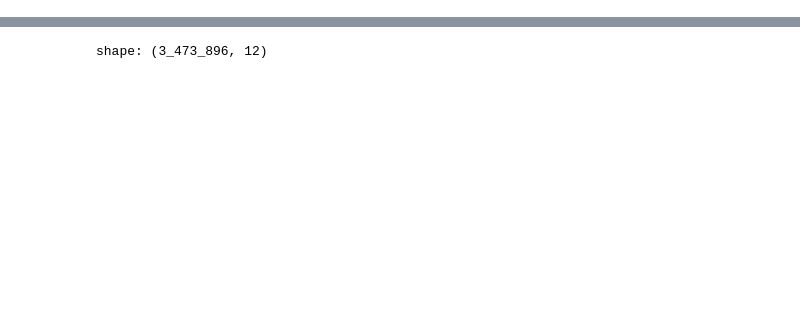
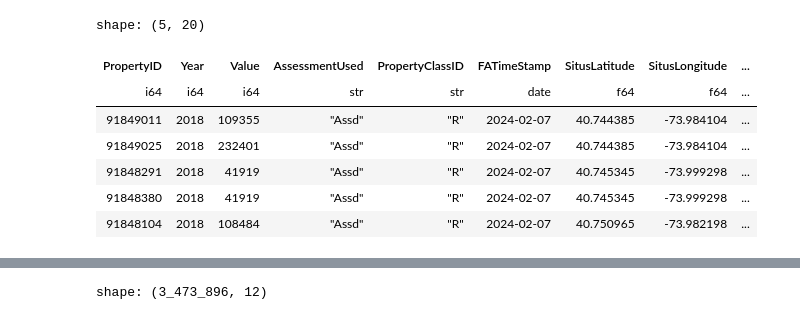
Before and after one commit to mansueto-institute/firstamerican-etl, a Jupyter notebook: scratch.ipynb, the cells around one changed output, grey strips where cells are left out. Drawn from its saved outputs; the diff is of its cells as text; code cells hidden in the pictures; blank space fills up the shorter version.

```diff
--- a/scratch.ipynb
+++ b/scratch.ipynb
@@ -19 +23,12 @@ sales = pl.read_parquet(path_to_dir+f"dev/{county}/staging/ranked_Deed{county}.p
 merged = pl.read_parquet(path_to_dir+f"dev/{county}/unified/merged.parquet")
+# %%
+merged.head()
+# %% [output]
+shape: (5, 20)
+| PropertyID | Year | Value | AssessmentUsed | PropertyClassID | FATimeStamp | SitusLatitude | SitusLongitude | ... |
+| i64 | i64 | i64 | str | str | date | f64 | f64 | ... |
+| 91849011 | 2018 | 109355 | "Assd" | "R" | 2024-02-07 | 40.744385 | -73.984104 | ... |
+| 91849025 | 2018 | 232401 | "Assd" | "R" | 2024-02-07 | 40.744385 | -73.984104 | ... |
+| 91848291 | 2018 | 41919 | "Assd" | "R" | 2024-02-07 | 40.745345 | -73.999298 | ... |
+| 91848380 | 2018 | 41919 | "Assd" | "R" | 2024-02-07 | 40.745345 | -73.999298 | ... |
+| 91848104 | 2018 | 108484 | "Assd" | "R" | 2024-02-07 | 40.750965 | -73.982198 | ... |
```
Also changed, not shown: parts of 11 cells of this notebook, 1 other file.
